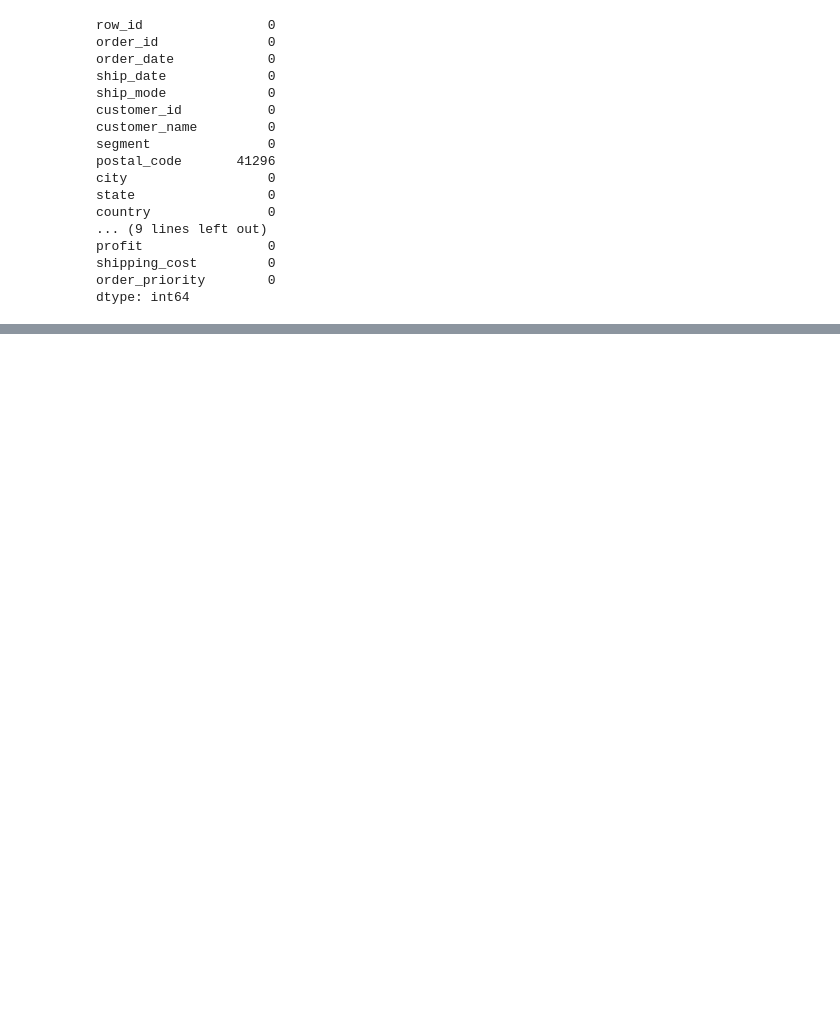
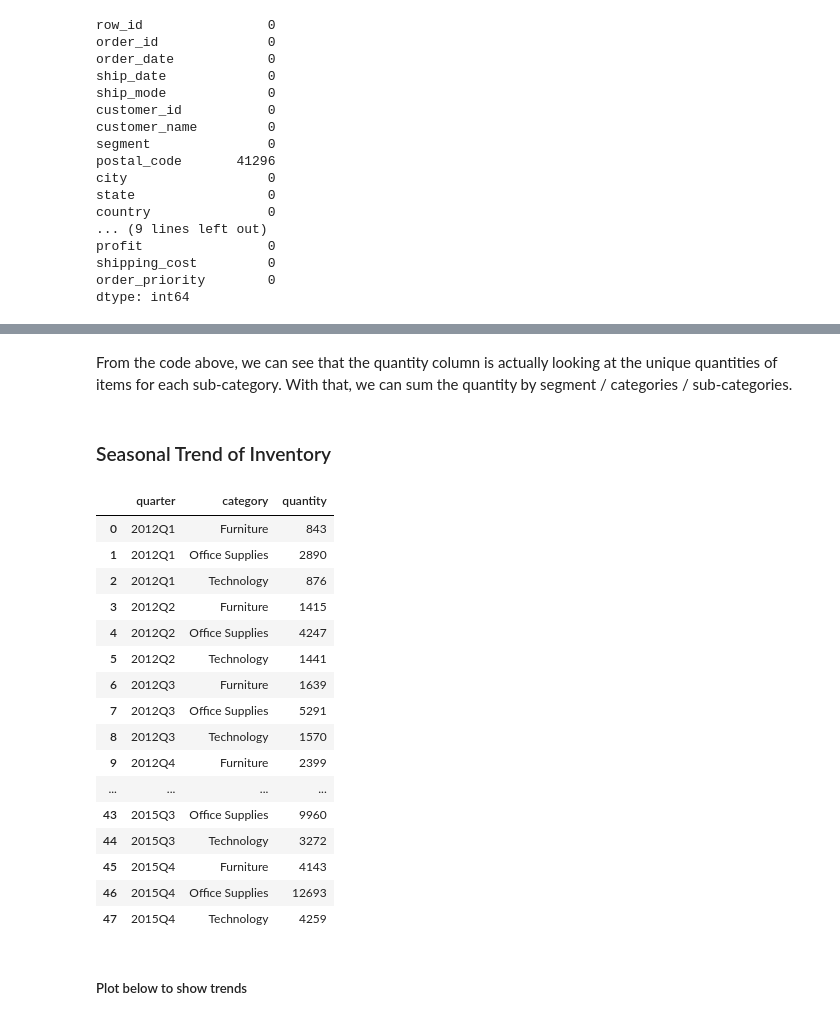
Before and after one commit to valgarland/MLL1, a Jupyter notebook: Final/Machine Learning Lab - Part 1.ipynb, the cells around one changed output, grey strips where cells are left out. Cells and saved outputs as stored; diff of their text form; code cells hidden in the pictures; blank space fills up the shorter version.

```diff
--- a/Final/Machine Learning Lab - Part 1.ipynb
+++ b/Final/Machine Learning Lab - Part 1.ipynb
@@ -65,0 +104,28 @@ dtype: int64
+# %% [markdown]
+From the code above, we can see that the quantity column is actually looking at the unique quantities of items for each sub-category. With that, we can sum the quantity by segment / categories / sub-categories.
+# %% [markdown]
+### Seasonal Trend of Inventory
+# %%
+#Looking at total quantities per category - grouping by quarter to see if there are seasonality trends
+category = order.groupby(['quarter', 'category']).agg('sum')['quantity'].to_frame(name = 'quantity').reset_index()
+category
+# %% [output]
+|  | quarter | category | quantity |
+| 0 | 2012Q1 | Furniture | 843 |
+| 1 | 2012Q1 | Office Supplies | 2890 |
+| 2 | 2012Q1 | Technology | 876 |
+| 3 | 2012Q2 | Furniture | 1415 |
+| 4 | 2012Q2 | Office Supplies | 4247 |
+| 5 | 2012Q2 | Technology | 1441 |
+| 6 | 2012Q3 | Furniture | 1639 |
+| 7 | 2012Q3 | Office Supplies | 5291 |
+| 8 | 2012Q3 | Technology | 1570 |
+| 9 | 2012Q4 | Furniture | 2399 |
+| ... | ... | ... | ... |
+| 43 | 2015Q3 | Office Supplies | 9960 |
+| 44 | 2015Q3 | Technology | 3272 |
+| 45 | 2015Q4 | Furniture | 4143 |
+| 46 | 2015Q4 | Office Supplies | 12693 |
+| 47 | 2015Q4 | Technology | 4259 |
+# %% [markdown]
+##### Plot below to show trends
```
Also changed, not shown: parts of 16 cells of this notebook.
